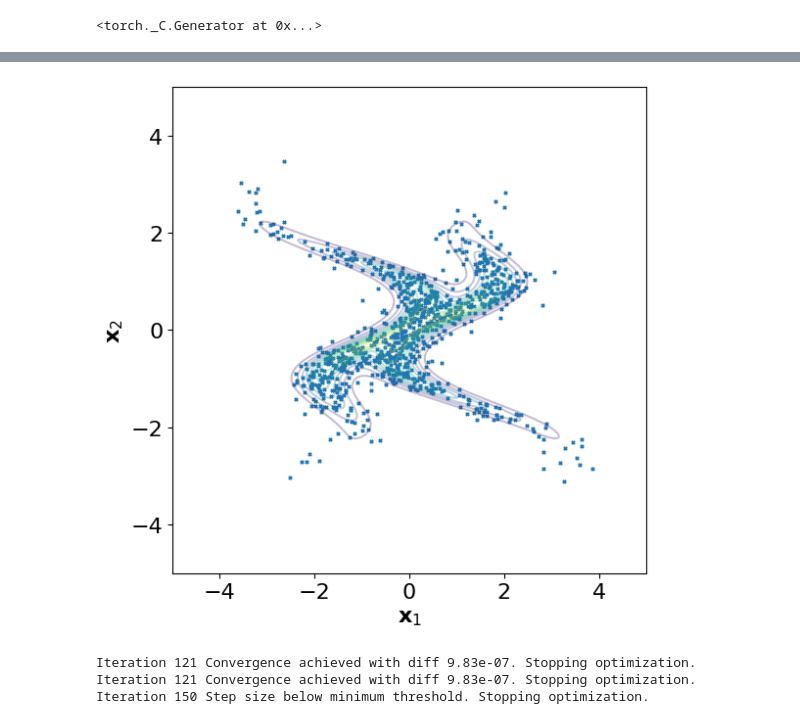
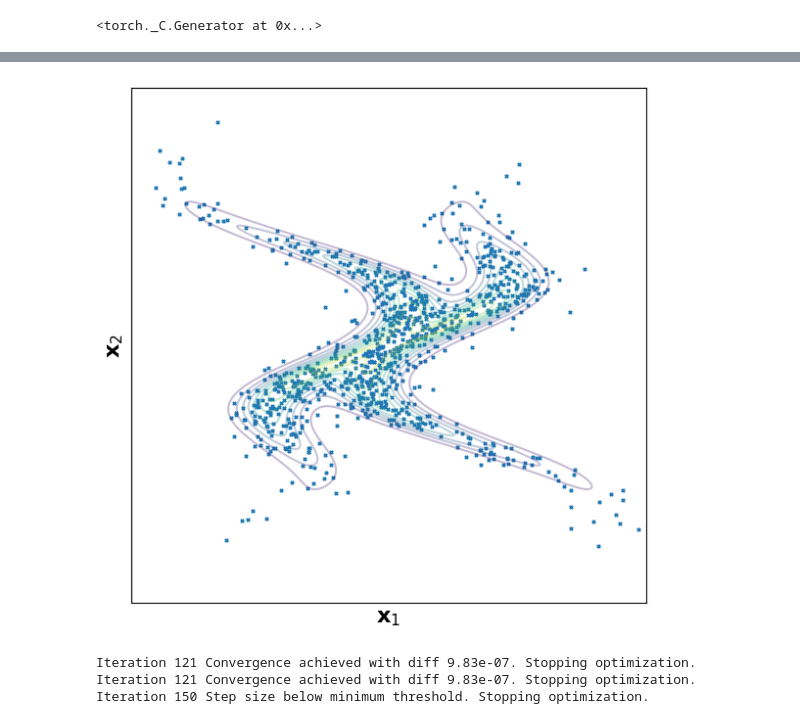
Before and after one commit to wdiepeveen/Riemannian-Archetypal-Analysis, a Jupyter notebook: river_cross_starflow.ipynb, the cells around one changed output, grey strips where cells are left out. Drawn from its saved outputs; the diff is of its cells as text; code cells hidden in the pictures.

```diff
--- a/river_cross_starflow.ipynb
+++ b/river_cross_starflow.ipynb
@@ -173,19 +183,21 @@ plt.show()
 # %%
 data = star_flow.sample(1000)
 
 # plot samples
 plt.figure(figsize=(6, 6))
 plt.contour(X.numpy(), Y.numpy(), log_probs_multi.numpy(), levels=10, cmap='viridis', alpha=0.3)
 plt.scatter(data[:, 0].numpy(), data[:, 1].numpy(), color=plt.cm.tab10(0), marker='x', s=5)
 plt.xlabel(r'$\mathbf{x}_1$')
 plt.ylabel(r'$\mathbf{x}_2$')
-plt.xlim(-5, 5)
-plt.ylim(-5, 5)
+plt.xlim(-4, 4)
+plt.ylim(-4, 4)
+plt.xticks([])
+plt.yticks([])
 plt.tight_layout()
 plt.savefig(os.path.join(results_folder, "samples_starflow.png"))
 plt.show()
 # %% [output]
-[figure, old version]
+[figure, new version]
 # %%
 # construct RAM
 relaxed_Omega_ram = RelaxedRiemannianArchetypalMapping(Omega_manifold, archetypes)
```
Also changed, not shown: parts of 2 cells of this notebook, 6 other files.
